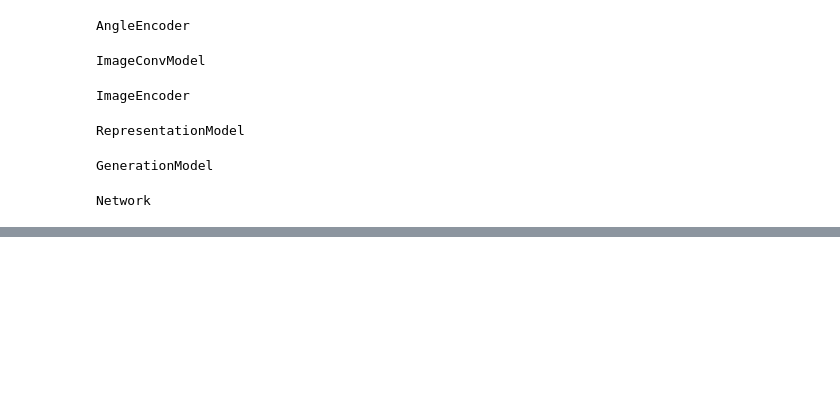
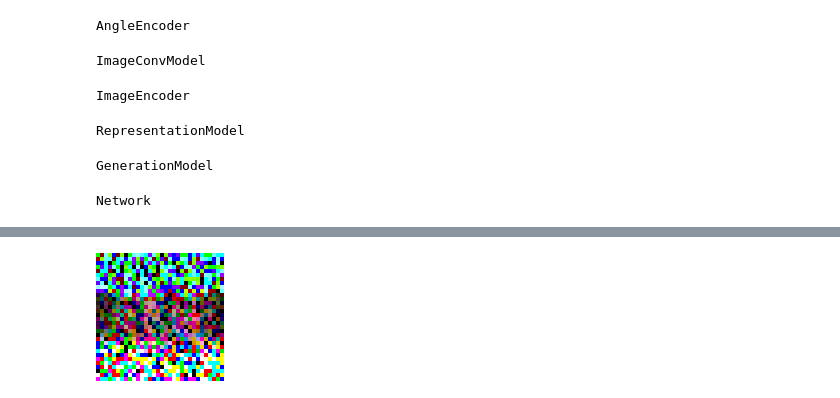
Before and after one commit to ilaydaezengin/spatial-relations-1, a Jupyter notebook: Network_basemodel.ipynb, the cells around one changed output, grey strips where cells are left out. Cells and saved outputs as stored; diff of their text form; code cells hidden in the pictures; blank space fills up the shorter version.

Commit message:
Baseline model completed and visualized

```diff
--- a/Network_basemodel.ipynb
+++ b/Network_basemodel.ipynb
@@ -216 +244,13 @@ function (n::Network)(images, captions, cameras, vocabid, vocab)
 end
+# %%
+include("slim_reader.jl")
+include("Encoder.jl")
+using Knet, ImageMagick, Colors
+BATCH_SIZE = 50
+EPOCH = 100
+slim_data_dir = "/home/ec2-user/efs/slim-dataset"
+syn_train_files = Slim_Reader.get_train_filenames(slim_data_dir, true, false)
+# Construct training dataset object for synthetic data
+syn_train_data = Slim_Reader.make_dataset_object(syn_train_files, BATCH_SIZE)
+syn_train_batch = Slim_Reader.get_next_batch(syn_train_data, KnetArray{Float32}, false, true);
+images, captions, cameras = getdata(syn_train_batch)
@@ -216,0 +286,2 @@ end
+# %%
+n = Network()
@@ -244,0 +373,2 @@ end
+# %%
+out = n(images, captions, cameras)
@@ -244,0 +393,4 @@ end
+# %%
+#img = images[1,10,:,:,:]
+out_img = out[:,:,:,1]
+out_img = permutedims(out_img, (3,1,2))
@@ -244,0 +415,4 @@ end
+# %%
+colorview(RGB, Array(out_img))
+# %% [output]
+[figure, added]
```
Also changed, not shown: parts of 22 cells of this notebook, 2 other files.
